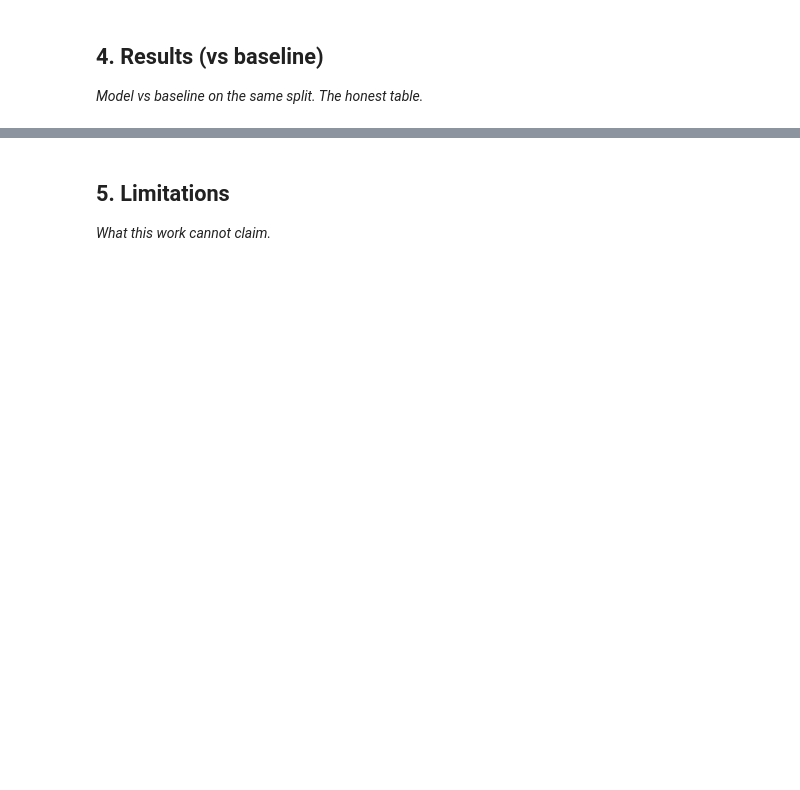
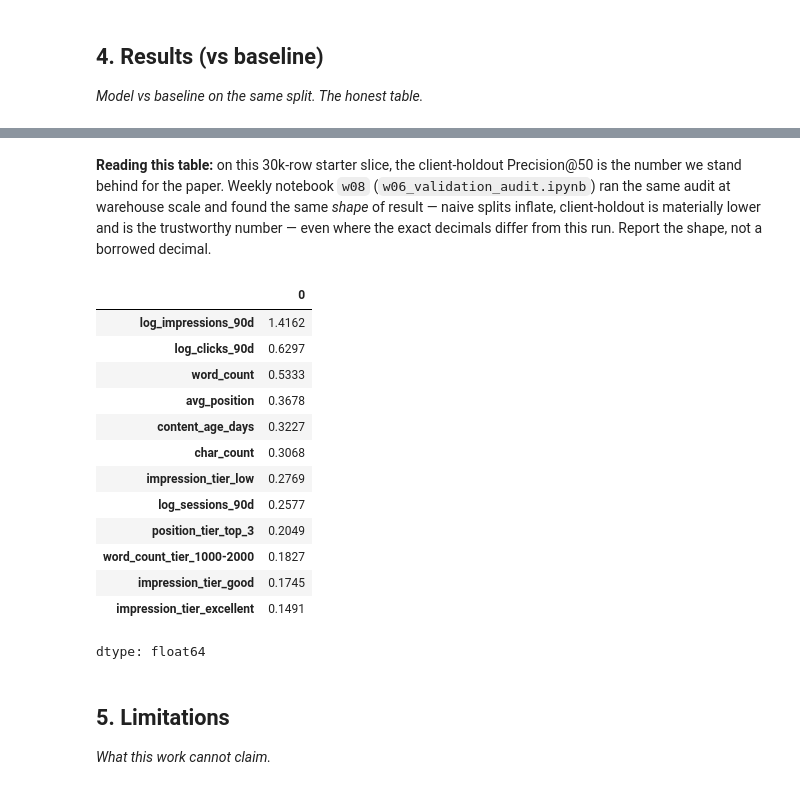
Before and after one commit to LaibaSabir1/flyrank-ml-internship-laiba_sabir, a Jupyter notebook: work/notebooks/capstone.ipynb, the cells around one changed output, grey strips where cells are left out. Saved outputs shown, nothing was run; the diff lists cells and outputs as text; code cells hidden in the pictures; blank space fills up the shorter version.

```diff
--- a/work/notebooks/capstone.ipynb
+++ b/work/notebooks/capstone.ipynb
@@ -25,3 +365,47 @@ This skeleton is yours to fill. Work the sections **in order** — each one has
+# %% [markdown]
+**Reading this table:** on this 30k-row starter slice, the client-holdout Precision@50
+is the number we stand behind for the paper. Weekly notebook `w08` (`w06_validation_audit.ipynb`)
+ran the same audit at warehouse scale and found the same *shape* of result — naive splits
+inflate, client-holdout is materially lower and is the trustworthy number — even where the exact
+decimals differ from this run. Report the shape, not a borrowed decimal.
+# %%
+best_model_name = best_row["model"]
+full_models = build_models()
+full_models[best_model_name].fit(X, y)
+best_full_model = full_models[best_model_name]
+
+if hasattr(best_full_model, "feature_importances_"):
+    importances = pd.Series(best_full_model.feature_importances_, index=X.columns)
+elif isinstance(best_full_model, Pipeline):
+    importances = pd.Series(np.abs(best_full_model.named_steps["model"].coef_[0]), index=X.columns)
+else:
+    importances = pd.Series(np.zeros(X.shape[1]), index=X.columns)
+
+top_features = importances.sort_values(ascending=False).head(12)
+
+fig, ax = plt.subplots(figsize=(8, 5))
+top_features.sort_values().plot(kind="barh", ax=ax, color="#4E79A7")
+ax.set_title(f"Top features — {best_model_name} (fit on all client-holdout-safe data)")
+plt.tight_layout()
+plt.savefig(f"{FIG_DIR}/top_feature_importance.png", dpi=150)
+plt.close()
+
+top_features.round(4)
+# %% [output]
+|  | 0 |
+| log_impressions_90d | 1.4162 |
+| log_clicks_90d | 0.6297 |
+| word_count | 0.5333 |
+| avg_position | 0.3678 |
+| content_age_days | 0.3227 |
+| char_count | 0.3068 |
+| impression_tier_low | 0.2769 |
+| log_sessions_90d | 0.2577 |
+| position_tier_top_3 | 0.2049 |
+| word_count_tier_1000-2000 | 0.1827 |
+| impression_tier_good | 0.1745 |
+| impression_tier_excellent | 0.1491 |
+dtype: float64
 # %% [markdown]
 ## 5. Limitations
 
```
Also changed, not shown: parts of 21 cells of this notebook.
